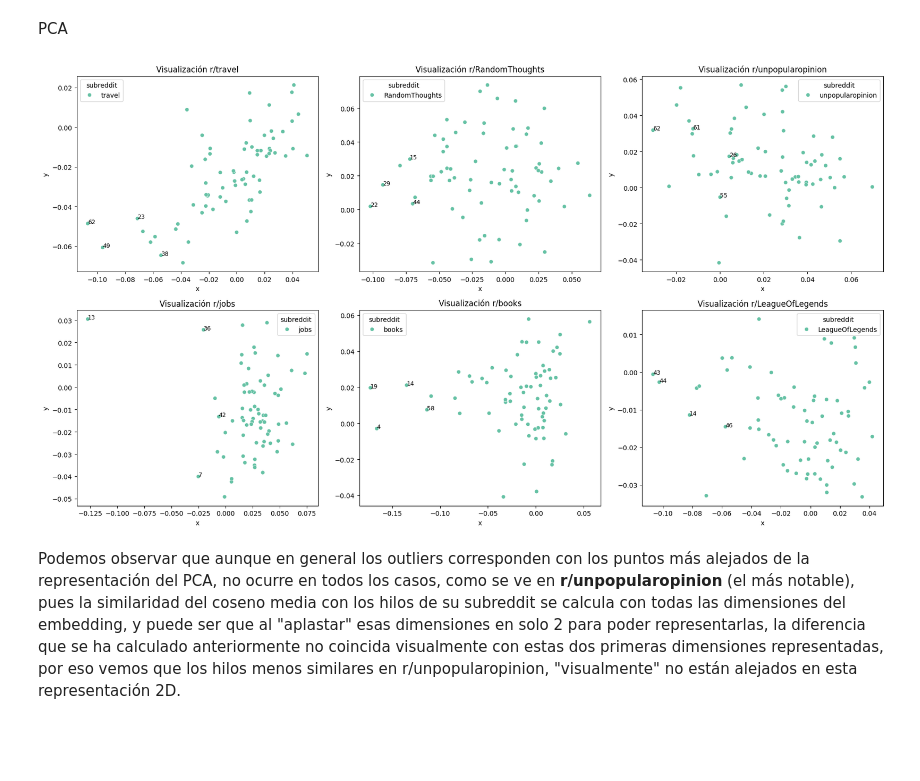
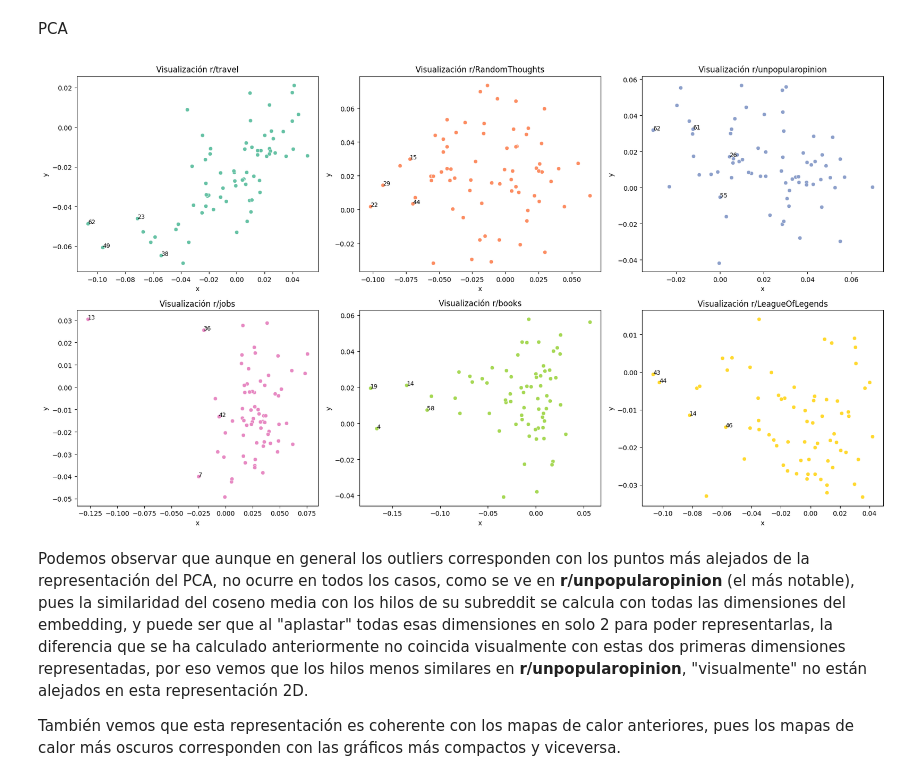
Before and after one commit to daniela-murciam-um-es/PLN-practicasParte2, a Jupyter notebook: apartado_3.ipynb, the cells around one changed output. Cells and saved outputs as stored; diff of their text form; code cells hidden in the pictures; blank space fills up the shorter version.

```diff
--- a/apartado_3.ipynb
+++ b/apartado_3.ipynb
@@ -250,7 +64,7 @@ Podemos observar en este mapa de calor que en este subreddit hay una gran simila
 # %%
 # 1. Calculamos la media de similitud para cada fila (cada hilo)
 # Restamos 1 porque la diagonal siempre es 1 (similitud consigo mismo)
-mean_similarities = (matrices_similitud.sum(axis=1) - 1) / (matrices_similitud.shape[0] - 1)
+mean_similarities = (matirz_similitud.sum(axis=1) - 1) / (matirz_similitud.shape[0] - 1)
 
 # 2. Añadimos esta métrica a nuestro DataFrame original
 books['similitud_media'] = mean_similarities
@@ -356,7 +171,6 @@ import matplotlib.pyplot as plt
 import seaborn as sns
 from sklearn.metrics.pairwise import cosine_similarity
 
-# Obtenemos la lista de subreddits únicos
 subreddits = df_total['subreddit'].unique()
 
 ncols = 3
@@ -368,30 +182,26 @@ axes = axes.flatten() # Aplanamos para iterar fácilmente
 
 # Iteramos sobre cada subreddit para generar su propio heatmap
 for i, sub in enumerate(subreddits):
-    # 1. Filtramos los hilos que pertenecen solo a este subreddit
+    # Filtramos los hilos que pertenecen solo a este subreddit
     df_sub = df_total[df_total['subreddit'] == sub]
 
-    # 2. Calculamos la matriz de similitud solo para esos hilos
+    # Calculamos la matriz de similitud solo para esos hilos
     similitud_sub = cosine_similarity(list(df_sub['embedding']))
 
-	# Calculamos la similitud media para cada hilo dentro de su subreddit para hacer las próximas gráficas
+	# Calculamos la similitud media para cada hilo dentro de su subreddit para poder hacer el PCA posteriormente
+    # y así solo iteramos por todo el dataset una vez
     mean_similarities = (similitud_sub.sum(axis=1) - 1) / (similitud_sub.shape[0] - 1)
 
     df_total.loc[df_total['subreddit'] == sub, 'similitud_media'] = mean_similarities
 
-    # 3. Dibujamos el heatmap en su 'hueco' correspondiente de la cuadrícula
+    # Dibujamos el heatmap
     sns.heatmap(similitud_sub, annot=False, cmap='coolwarm', ax=axes[i],
-                cbar=True, square=True)
+                cbar=True, square=True, vmin=0.89)
 
-    # Retoques estéticos
     axes[i].set_title(f'Similitud en r/{sub}')
     axes[i].set_xlabel('Hilos')
     axes[i].set_ylabel('Hilos')
 
-# Si sobran huecos en la cuadrícula (ej. tenemos 5 subreddits para 6 huecos), los ocultamos
-for j in range(i + 1, len(axes)):
-    fig.delaxes(axes[j])
-
 plt.tight_layout()
 plt.show()
 # %% [output]
@@ -402,47 +216,47 @@ PCA
 from sklearn.decomposition import PCA
 import matplotlib.pyplot as plt
 
-# 1. Reducir dimensiones a 2D
+# Reducimos dimensiones a 2D
 pca = PCA(n_components=2)
 puntos_2d = pca.fit_transform(list(df_total['embedding']))
 
-# 2. Añadir al DataFrame para graficar
+# Añadimos las coordenadas al DataFrame para poder graficar
 df_total['x'] = puntos_2d[:, 0]
 df_total['y'] = puntos_2d[:, 1]
 
-# 3. Preparar la cuadrícula de subgráficas
+# Preparamos la cuadrícula de subgráficas
 subreddits = df_total['subreddit'].unique()
 ncols = 3
 nrows = 2
 
+palette = sns.color_palette("Set2", len(subreddits))
+
 fig, axes = plt.subplots(nrows=nrows, ncols=ncols, figsize=(18, 5 * nrows))
-axes = axes.flatten() # Aplanamos para usar un solo índice (axes[i])
+axes = axes.flatten() # Aplanamos para poder iterar fácilmente
 
-# 4. Dibujar una gráfica por cada subreddit
+# Dibujamosuna gráfica por cada subreddit
 for i, sub in enumerate(subreddits):
     # Filtramos los datos solo para esta comunidad
     df_sub = df_total[df_total['subreddit'] == sub]
 
-    # Dibujamos el scatterplot en el subgráfico correspondiente (ax=axes[i])
-    sns.scatterplot(data=df_sub, x='x', y='y',hue='subreddit', palette='Set2', ax=axes[i])
+    # Dibujamos el scatterplot en el subgráfico correspondiente
+    sns.scatterplot(data=df_sub, x='x', y='y',color=palette[i], ax=axes[i])
     axes[i].set_title(f"Visualización r/{sub}")
 
     # Calculamos el 5% "peor" (menos similares) SOLO para este subreddit
     umbral_outliers = df_sub['similitud_media'].quantile(0.05)
 
-    # Identificar y etiquetar los puntos más lejanos
+    # Identificamos los puntos más lejanos
     for idx, row in df_sub.iterrows():
         if row['similitud_media'] < umbral_outliers:
-            # Ponemos el texto (usamos idx para que veas el índice original del DataFrame)
+            # Ponemos el índice original de cada subreddit
             axes[i].text(row['x'], row['y'], str(idx%70), fontsize=9, color='black')
-
-# 5. Ocultar los subgráficos vacíos (por si tuvieras por ejemplo 5 subreddits en lugar de 6)
-for j in range(i + 1, len(axes)):
-    fig.delaxes(axes[j])
 
 plt.tight_layout()
 plt.show()
 # %% [output]
-[figure, old version]
+[figure, new version]
 # %% [markdown]
-Podemos observar que aunque en general los outliers corresponden con los puntos más alejados de la representación del PCA, no ocurre en todos los casos, como se ve en **r/unpopularopinion** (el más notable), pues la similaridad del coseno media con los hilos de su subreddit se calcula con todas las dimensiones del embedding, y puede ser que al "aplastar" esas dimensiones en solo 2 para poder representarlas, la diferencia que se ha calculado anteriormente no coincida visualmente con estas dos primeras dimensiones representadas, por eso vemos que los hilos menos similares en r/unpopularopinion, "visualmente" no están alejados en esta representación 2D.
+Podemos observar que aunque en general los outliers corresponden con los puntos más alejados de la representación del PCA, no ocurre en todos los casos, como se ve en **r/unpopularopinion** (el más notable), pues la similaridad del coseno media con los hilos de su subreddit se calcula con todas las dimensiones del embedding, y puede ser que al "aplastar" todas esas dimensiones en solo 2 para poder representarlas, la diferencia que se ha calculado anteriormente no coincida visualmente con estas dos primeras dimensiones representadas, por eso vemos que los hilos menos similares en **r/unpopularopinion**, "visualmente" no están alejados en esta representación 2D.
+
+También vemos que esta representación es coherente con los mapas de calor anteriores, pues los mapas de calor más oscuros corresponden con las gráficos más compactos y viceversa.
```
Also changed, not shown: parts of 28 cells of this notebook.
